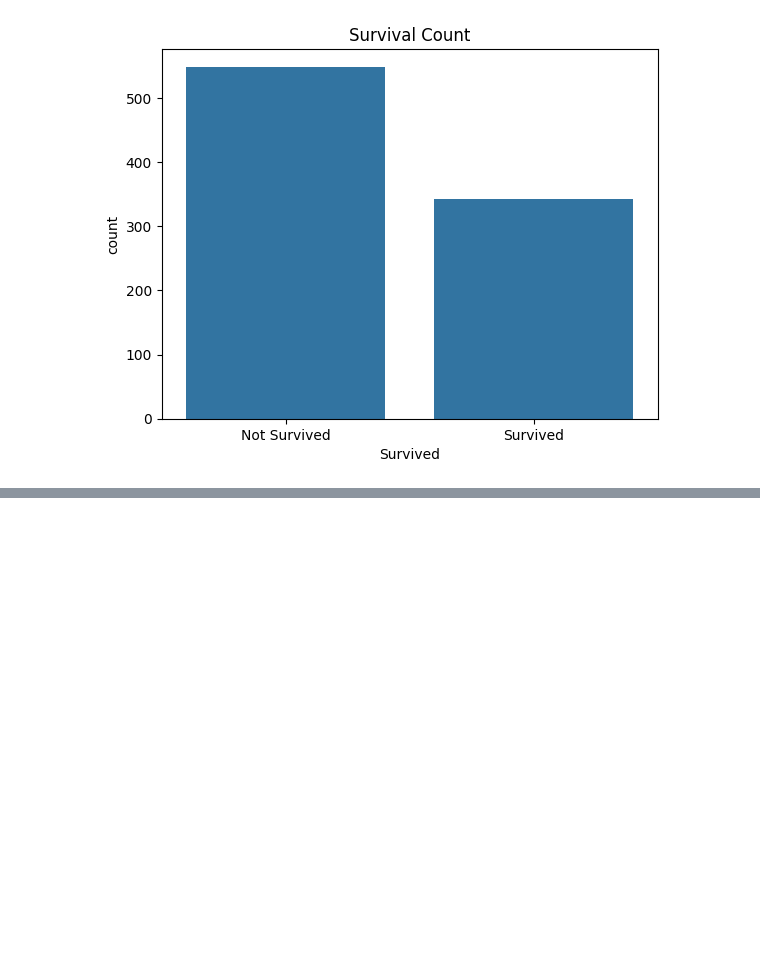
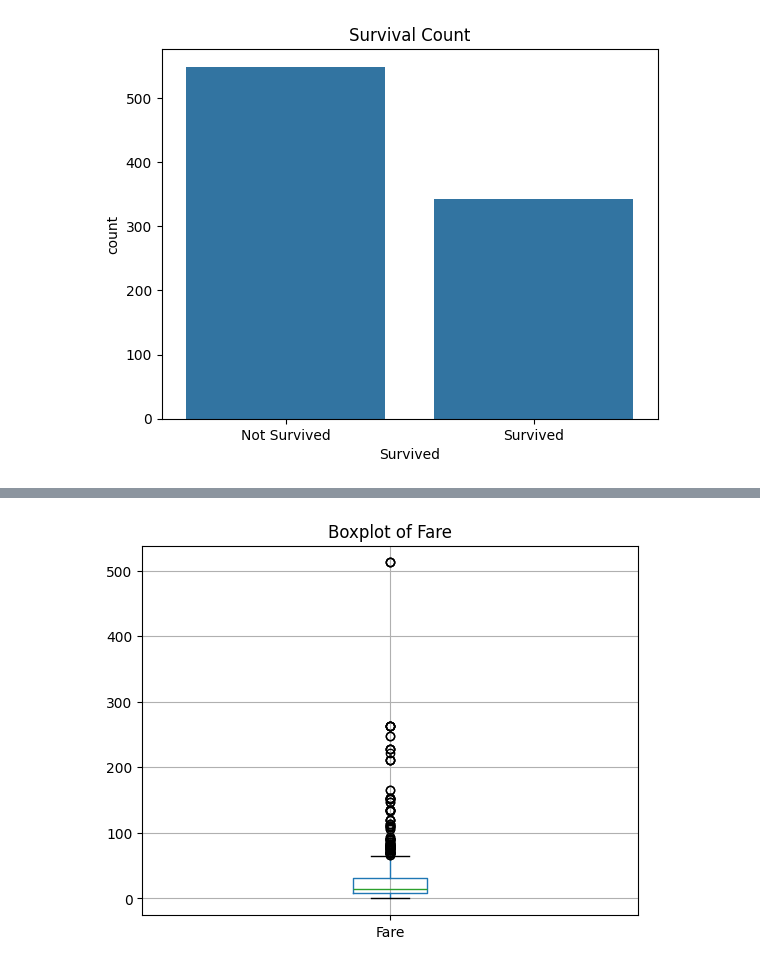
Before and after one commit to praabbass/Titanic-survey, a Jupyter notebook: titanic survive.ipynb, the cells around one changed output, grey strips where cells are left out. Saved outputs shown, nothing was run; the diff lists cells and outputs as text; code cells hidden in the pictures; blank space fills up the shorter version.

```diff
--- a/titanic survive.ipynb
+++ b/titanic survive.ipynb
@@ -266,0 +315,7 @@ plt.show()
+# %%
+# Boxplot for Fare
+df.boxplot(column='Fare')
+plt.title("Boxplot of Fare")
+plt.show()
+# %% [output]
+[figure, added]
```
Also changed, not shown: parts of 21 cells of this notebook.
